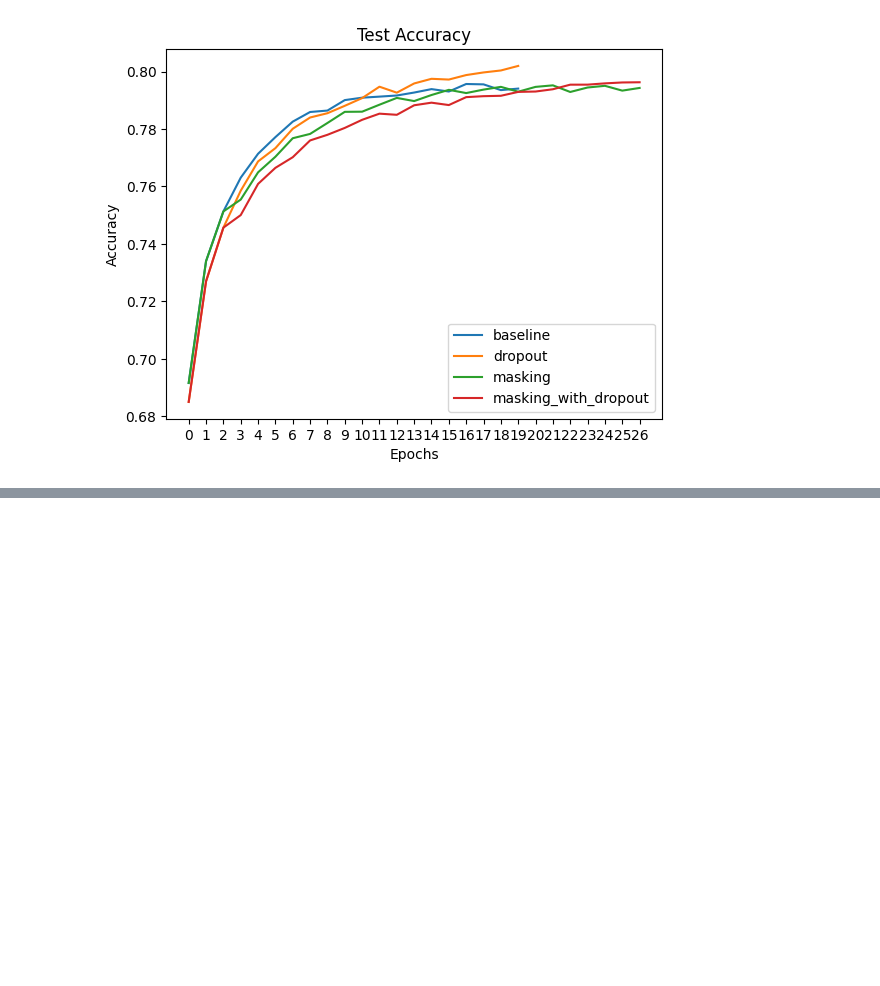
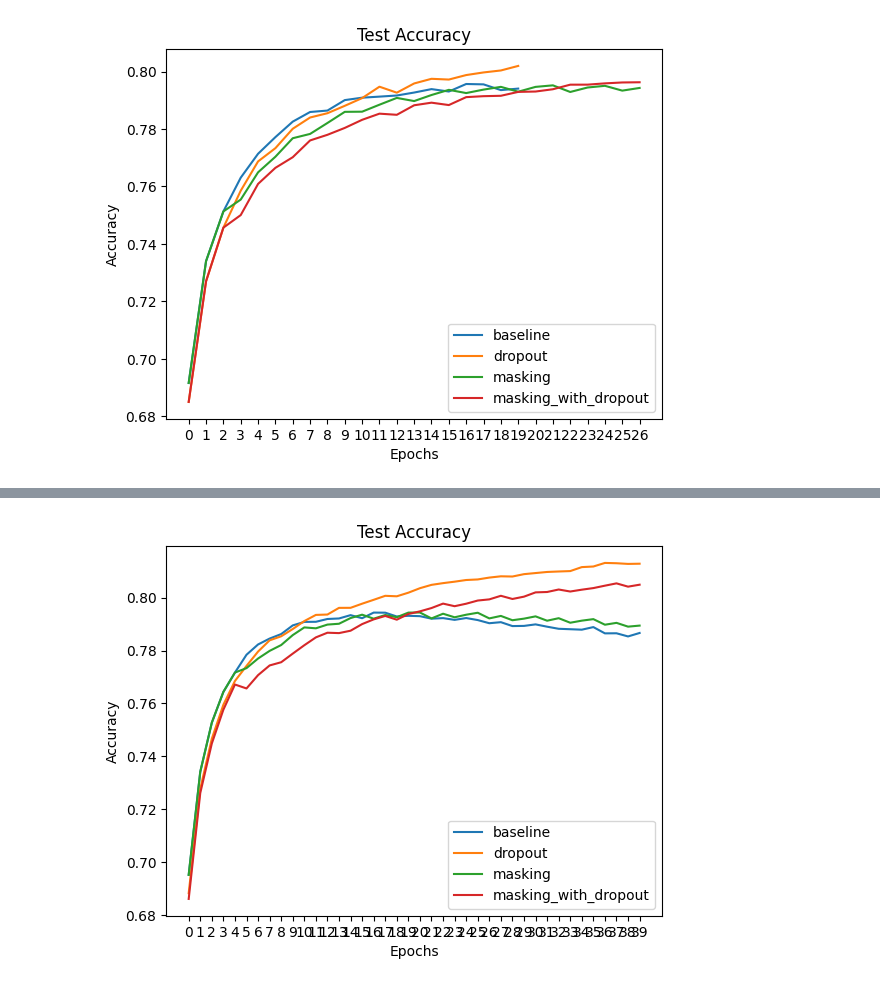
Before and after one commit to google/evojax, a Jupyter notebook: evojax/data_exploration.ipynb, the cells around one changed output, grey strips where cells are left out. Drawn from its saved outputs; the diff is of its cells as text; code cells hidden in the pictures; blank space fills up the shorter version.

```diff
--- a/evojax/data_exploration.ipynb
+++ b/evojax/data_exploration.ipynb
@@ -78,3 +78,9 @@ plt.legend()
 plt.show()
 # %% [output]
 [figure]
+# %%
+df = pd.read_csv("./data/results/results_run_0919_1555.csv", index_col=(0, 1, 2), header=0)
+# %%
+all_tests = df.loc[pd.IndexSlice[:, 'test', :], :]
+mean_test_acc = all_tests.groupby(level=0).mean()
+mean_test_acc
@@ -80,0 +94,13 @@ plt.show()
+# %%
+epochs = mean_test_acc.columns
+plt.plot(epochs, mean_test_acc.loc['baseline'], label='baseline')
+plt.plot(epochs, mean_test_acc.loc['dropout'], label='dropout')
+plt.plot(epochs, mean_test_acc.loc['masking'], label='masking')
+plt.plot(epochs, mean_test_acc.loc['masking_with_dropout'], label='masking_with_dropout')
+plt.title('Test Accuracy')
+plt.xlabel('Epochs')
+plt.ylabel('Accuracy')
+plt.legend()
+plt.show()
+# %% [output]
+[figure, added]
```
Also changed, not shown: parts of 1 cell of this notebook, 3 other files.
